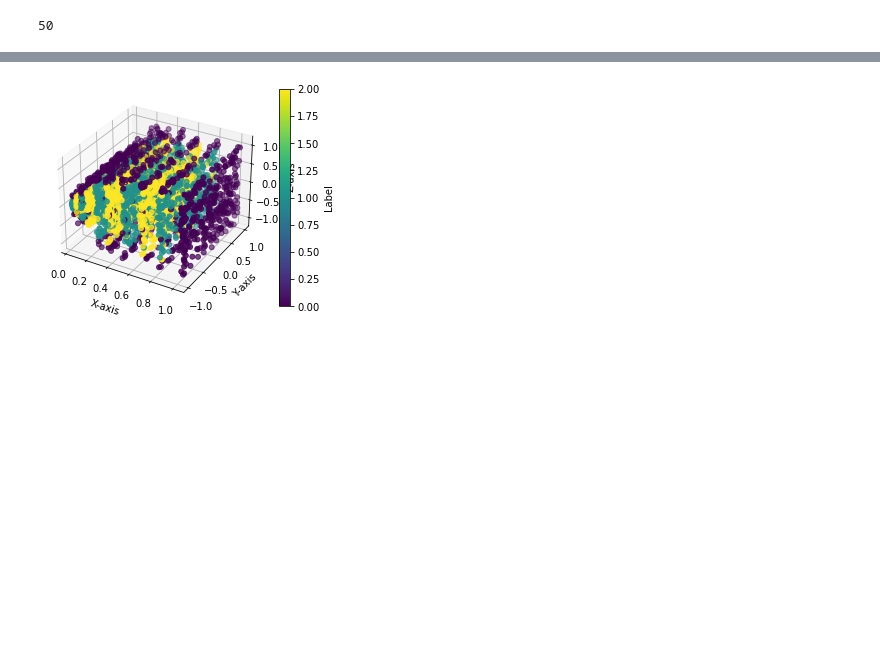
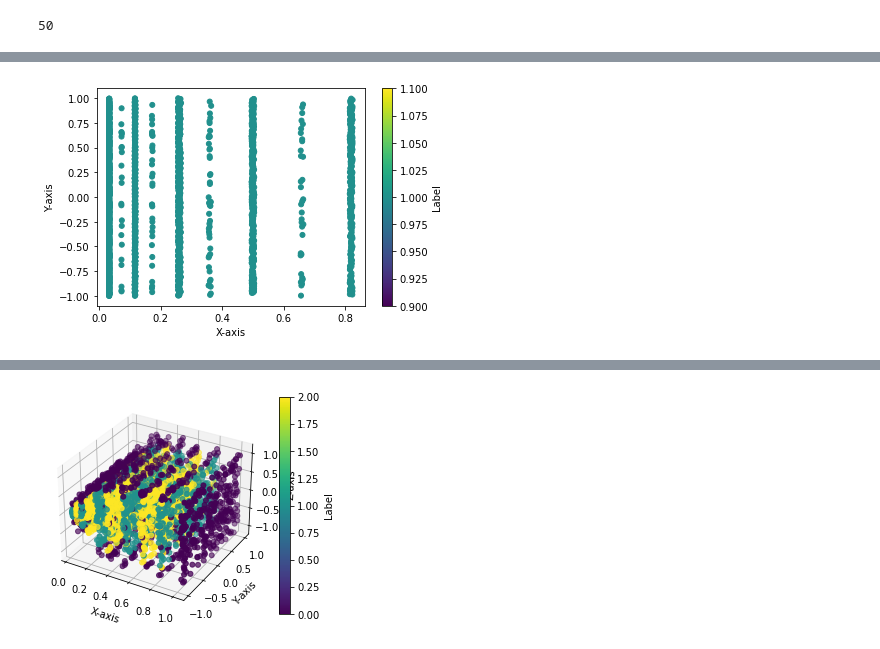
Before and after one commit to jihwanoh123/particle_trajectory, a Jupyter notebook: util_.ipynb, the cells around one changed output, grey strips where cells are left out. Cells and saved outputs as stored; diff of their text form; code cells hidden in the pictures; blank space fills up the shorter version.

```diff
--- a/util_.ipynb
+++ b/util_.ipynb
@@ -447,0 +413,4 @@ X_color=color_X_read('event000001000_g000.csv')
+# %%
+plot2d(X_color_green,'color')
+# %% [output]
+[figure, added]
```
Also changed, not shown: parts of 24 cells of this notebook.
